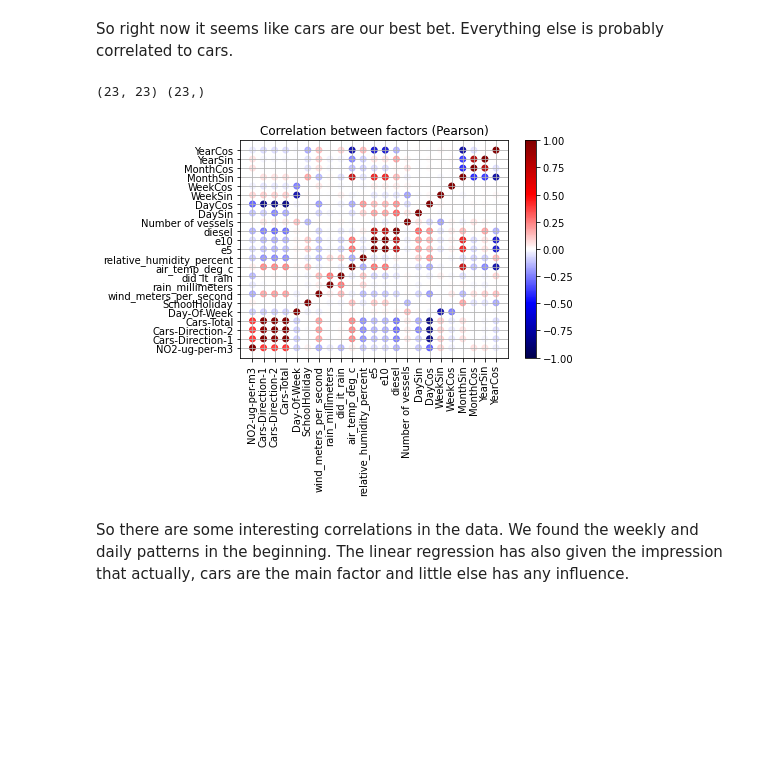
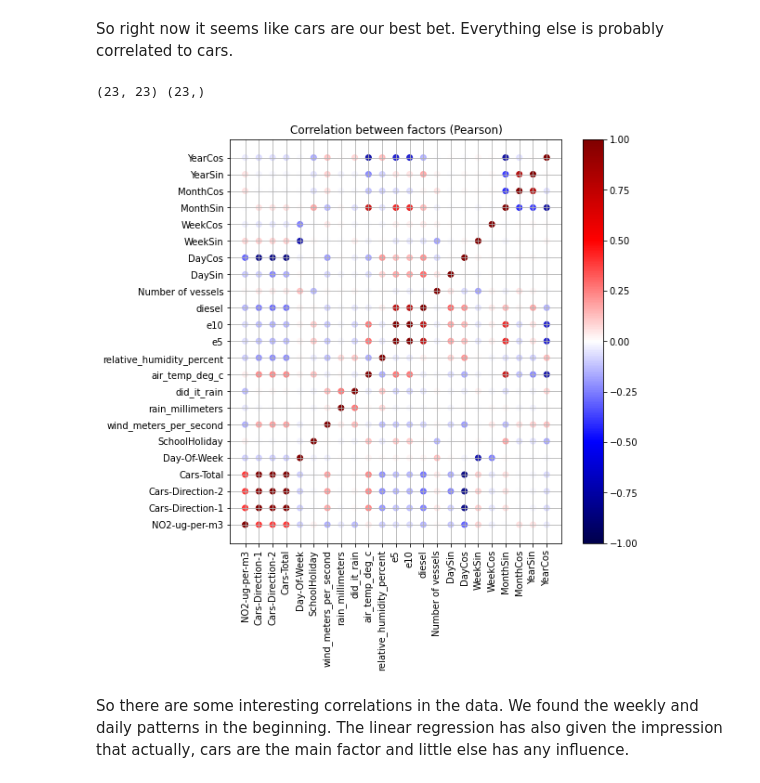
Before and after one commit to apexys/kiel_air_quality_tensorflow, a Jupyter notebook: DataExploration.ipynb, the cells around one changed output. Saved outputs shown, nothing was run; the diff lists cells and outputs as text; code cells hidden in the pictures; blank space fills up the shorter version.

Commit message:
Figsize in Data Exploration

```diff
--- a/DataExploration.ipynb
+++ b/DataExploration.ipynb
@@ -328,29 +328,29 @@ plt.show()
 So right now it seems like cars are our best bet. Everything else is probably correlated to cars.
 # %%
 correlation_matrix = cdata.corr().to_numpy()
-plt.figure()
+plt.figure(figsize=(8,8))
 #plt.imshow(correlation_matrix, cmap="cool", interpolation="nearest")
 ticks=np.arange(len(cdata.corr().columns))
 print(correlation_matrix.shape, ticks.shape)
 factors = pd.DataFrame(columns=["X","Y","C"])
 for x in ticks:
     for y in ticks:
         factors.loc[len(factors.index)] = [x,y,correlation_matrix[x,y]]
 factors
 minf = np.min(correlation_matrix)
 maxf = np.max(correlation_matrix)
 scalef = maxf - minf
 plt.scatter(factors["X"], factors["Y"], c=factors["C"], alpha = 0.5 + (np.abs(factors["C"] / 2.0)), cmap="seismic", vmin=-1, vmax=1)
 labels = cdata.corr().columns
 plt.xticks(ticks,labels, rotation='vertical')
 plt.yticks(ticks,labels)
 plt.grid(alpha=1)
 plt.title("Correlation between factors (Pearson)")
 plt.colorbar()
 plt.show()
 # %% [output]
 (23, 23) (23,)
-[figure, old version]
+[figure, new version]
 # %% [markdown]
 So there are some interesting correlations in the data. We found the weekly and daily patterns in the beginning. The linear regression has also given the impression that actually, cars are the main factor and little else has any influence.
 # %% [markdown]
```
